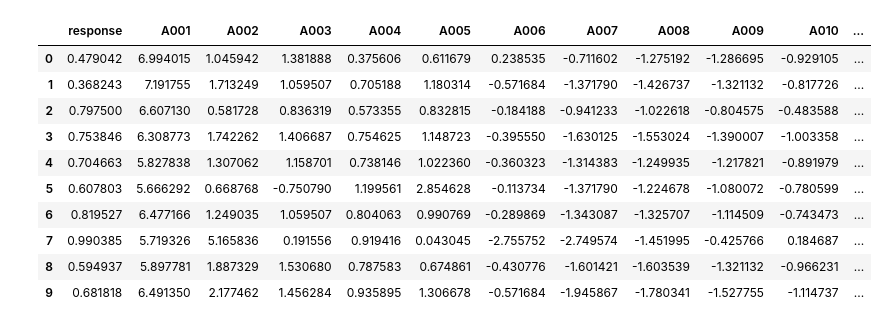
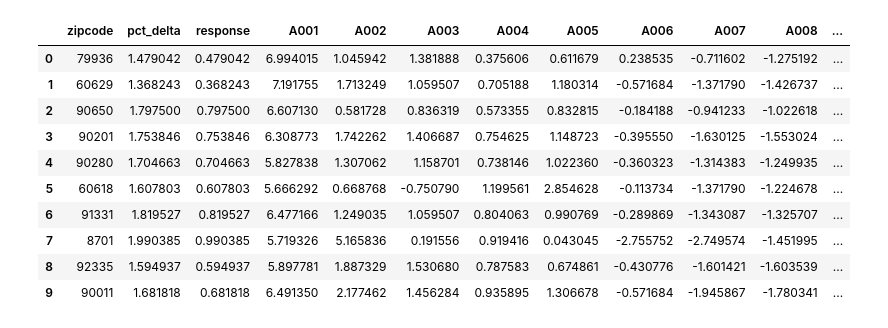
Before and after one commit to austinwu0/cs109-final-project, a Jupyter notebook: Feature_Selection.ipynb, the cells around one changed output. Saved outputs shown, nothing was run; the diff lists cells and outputs as text; code cells hidden in the pictures.

```diff
--- a/Feature_Selection.ipynb
+++ b/Feature_Selection.ipynb
@@ -54,7 +54,6 @@ def forward_selected(data, response):
     model = smf.ols(formula, data).fit()
     return model
 # %%
-importedResponse=pd.read_pickle('data/ZipcodeMVPSnew.pkl')
-response=importedResponse[['RegionName','City','State','2000_agg','2010_agg','pct_delta']]
+response=pd.read_pickle('data/ZipcodeMVPSnew.pkl')[['RegionName','pct_delta']]
 response['scaled_pct'] = response.pct_delta - 1
-response=response.rename(columns={'RegionName': 'Zip_Code'})
+response=response.rename(columns={'RegionName': 'zipcode'})
@@ -81,6 +74,5 @@ response.head(10)
 # %%
 features=pd.read_pickle('data/all_features_norm_not_transformed.pkl')
-features=features.rename(columns={'zipcode':'Zip_Code'})
 print features.shape
 features.head(10)
 # %% [output]
@@ -97,23 +89,22 @@ features.head(10)
 | 8 | -0.672149 | -0.781899 | 0.067563 | -0.514265 | -0.494000 | 1.260115 | 1.355073 | 0.012937 | -0.150268 | -0.149451 | 0.354426 | ... |
 | 9 | -0.721689 | -1.188085 | -0.155624 | -0.431869 | -0.588772 | 0.449896 | 1.814335 | 0.720145 | -0.563514 | 0.184687 | 0.139813 | ... |
 # %%
-merged=pd.merge(response, features, on=['Zip_Code'])
-merged=merged.drop(['Zip_Code','City','State','2000_agg','2010_agg','pct_delta'], 1)
+merged=pd.merge(response, features, on=['zipcode'])
 merged=merged.astype('float')
-merged=merged.rename(columns={'scaled_pct' : 'response','Number of establishments' : 'n_establishments'})
+merged=merged.rename(columns={'scaled_pct' : 'response'})
 merged.head(10)
 # %% [output]
-|  | response | A001 | A002 | A003 | A004 | A005 | A006 | A007 | A008 | A009 | A010 | ... |
-| 0 | 0.479042 | 6.994015 | 1.045942 | 1.381888 | 0.375606 | 0.611679 | 0.238535 | -0.711602 | -1.275192 | -1.286695 | -0.929105 | ... |
-| 1 | 0.368243 | 7.191755 | 1.713249 | 1.059507 | 0.705188 | 1.180314 | -0.571684 | -1.371790 | -1.426737 | -1.321132 | -0.817726 | ... |
-| 2 | 0.797500 | 6.607130 | 0.581728 | 0.836319 | 0.573355 | 0.832815 | -0.184188 | -0.941233 | -1.022618 | -0.804575 | -0.483588 | ... |
-| 3 | 0.753846 | 6.308773 | 1.742262 | 1.406687 | 0.754625 | 1.148723 | -0.395550 | -1.630125 | -1.553024 | -1.390007 | -1.003358 | ... |
-| 4 | 0.704663 | 5.827838 | 1.307062 | 1.158701 | 0.738146 | 1.022360 | -0.360323 | -1.314383 | -1.249935 | -1.217821 | -0.891979 | ... |
-| 5 | 0.607803 | 5.666292 | 0.668768 | -0.750790 | 1.199561 | 2.854628 | -0.113734 | -1.371790 | -1.224678 | -1.080072 | -0.780599 | ... |
-| 6 | 0.819527 | 6.477166 | 1.249035 | 1.059507 | 0.804063 | 0.990769 | -0.289869 | -1.343087 | -1.325707 | -1.114509 | -0.743473 | ... |
-| 7 | 0.990385 | 5.719326 | 5.165836 | 0.191556 | 0.919416 | 0.043045 | -2.755752 | -2.749574 | -1.451995 | -0.425766 | 0.184687 | ... |
-| 8 | 0.594937 | 5.897781 | 1.887329 | 1.530680 | 0.787583 | 0.674861 | -0.430776 | -1.601421 | -1.603539 | -1.321132 | -0.966231 | ... |
-| 9 | 0.681818 | 6.491350 | 2.177462 | 1.456284 | 0.935895 | 1.306678 | -0.571684 | -1.945867 | -1.780341 | -1.527755 | -1.114737 | ... |
+|  | zipcode | pct_delta | response | A001 | A002 | A003 | A004 | A005 | A006 | A007 | A008 | ... |
+| 0 | 79936 | 1.479042 | 0.479042 | 6.994015 | 1.045942 | 1.381888 | 0.375606 | 0.611679 | 0.238535 | -0.711602 | -1.275192 | ... |
+| 1 | 60629 | 1.368243 | 0.368243 | 7.191755 | 1.713249 | 1.059507 | 0.705188 | 1.180314 | -0.571684 | -1.371790 | -1.426737 | ... |
+| 2 | 90650 | 1.797500 | 0.797500 | 6.607130 | 0.581728 | 0.836319 | 0.573355 | 0.832815 | -0.184188 | -0.941233 | -1.022618 | ... |
+| 3 | 90201 | 1.753846 | 0.753846 | 6.308773 | 1.742262 | 1.406687 | 0.754625 | 1.148723 | -0.395550 | -1.630125 | -1.553024 | ... |
+| 4 | 90280 | 1.704663 | 0.704663 | 5.827838 | 1.307062 | 1.158701 | 0.738146 | 1.022360 | -0.360323 | -1.314383 | -1.249935 | ... |
+| 5 | 60618 | 1.607803 | 0.607803 | 5.666292 | 0.668768 | -0.750790 | 1.199561 | 2.854628 | -0.113734 | -1.371790 | -1.224678 | ... |
+| 6 | 91331 | 1.819527 | 0.819527 | 6.477166 | 1.249035 | 1.059507 | 0.804063 | 0.990769 | -0.289869 | -1.343087 | -1.325707 | ... |
+| 7 | 8701 | 1.990385 | 0.990385 | 5.719326 | 5.165836 | 0.191556 | 0.919416 | 0.043045 | -2.755752 | -2.749574 | -1.451995 | ... |
+| 8 | 92335 | 1.594937 | 0.594937 | 5.897781 | 1.887329 | 1.530680 | 0.787583 | 0.674861 | -0.430776 | -1.601421 | -1.603539 | ... |
+| 9 | 90011 | 1.681818 | 0.681818 | 6.491350 | 2.177462 | 1.456284 | 0.935895 | 1.306678 | -0.571684 | -1.945867 | -1.780341 | ... |
 # %%
 #minimerge = merged[0:50]
 bestmodel = forward_selected(merged, 'response')
```
Also changed, not shown: parts of 4 cells of this notebook, 8 other files.
